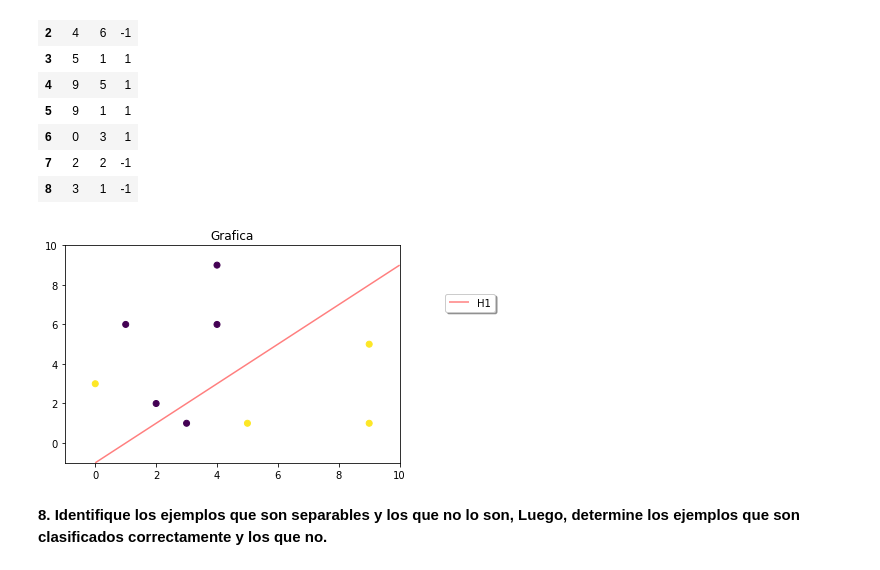
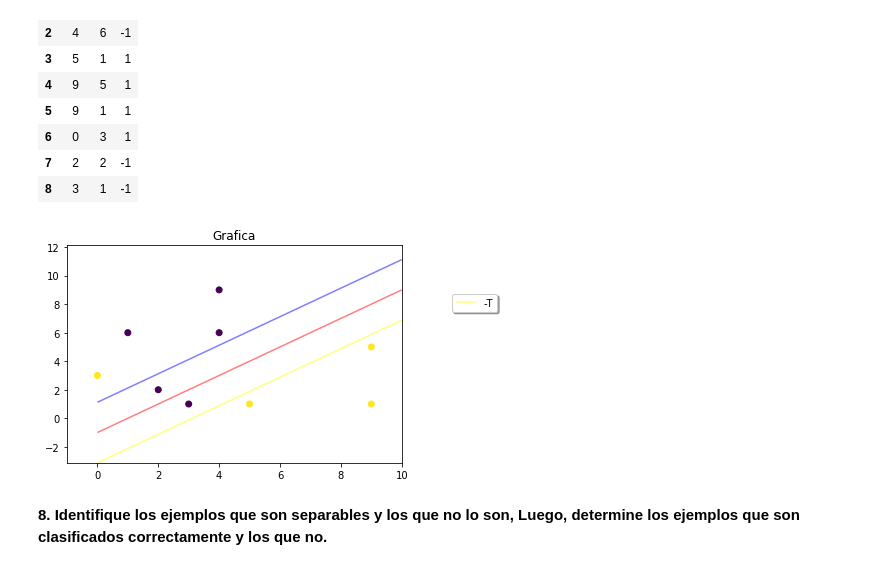
Before and after one commit to davidGCR/suport-vector-machines-analysis, a Jupyter notebook: SVM-practica-completa.ipynb, the cells around one changed output. Cells and saved outputs as stored; diff of their text form; code cells hidden in the pictures.

```diff
--- a/SVM-practica-completa.ipynb
+++ b/SVM-practica-completa.ipynb
@@ -206,6 +204,8 @@ m=margen()
 print('margen de H1: ',m['m1'].min())
 print('margen de H2: ',m['m2'].min())
 print('margen de H3: ',m['m3'].min())
+
+m_optimo = m['m1'].min()
 # %% [output]
 margen de H1:  2.1213203435596424
 margen de H2:  0.27472112789737807
@@ -311,16 +343,30 @@ y shape: (9, 1)
 # %%
 ax = plt.subplot(111)
 plt.scatter(X[:,0], X[:,1], c=y[:,0])
 plt.title("Grafica")
 
 c1 = ax.contour(XX, YY, h1(XX,YY), levels=[0],colors='red', alpha=0.5)
 
 lines=[c1.collections[0]]
 labels=['H1']
 ax.legend(lines,labels,loc='upper right', bbox_to_anchor=(1.3, 0.8), shadow=True, ncol=1)
+# plt.show()
+
+m_superior = ax.contour(XX, YY+m_optimo, h1(XX,YY), levels=[0],colors='blue', alpha=0.5)
+
+
+m_inferior = ax.contour(XX, YY-m_optimo, h1(XX,YY), levels=[0],colors='yellow', alpha=0.5)
+
+lines=[m_superior.collections[0]]
+labels=['+T']
+ax.legend(lines,labels,loc='upper right', bbox_to_anchor=(1.3, 0.8), shadow=True, ncol=1)
+
+lines=[m_inferior.collections[0]]
+labels=['-T']
+ax.legend(lines,labels,loc='upper right', bbox_to_anchor=(1.3, 0.8), shadow=True, ncol=1)
 plt.show()
 # %% [output]
-[figure, old version]
+[figure, new version]
 # %% [markdown]
 **8. Identifique los ejemplos que son separables y los que no lo son, Luego, determine los ejemplos que son clasificados correctamente y los que no.**
 # %% [markdown]
```
Also changed, not shown: parts of 16 cells of this notebook, 1 other file.
